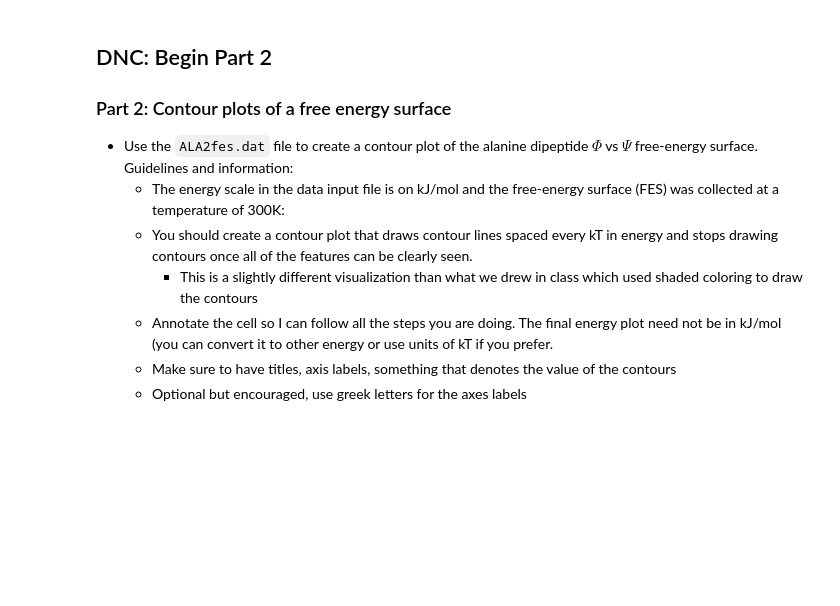
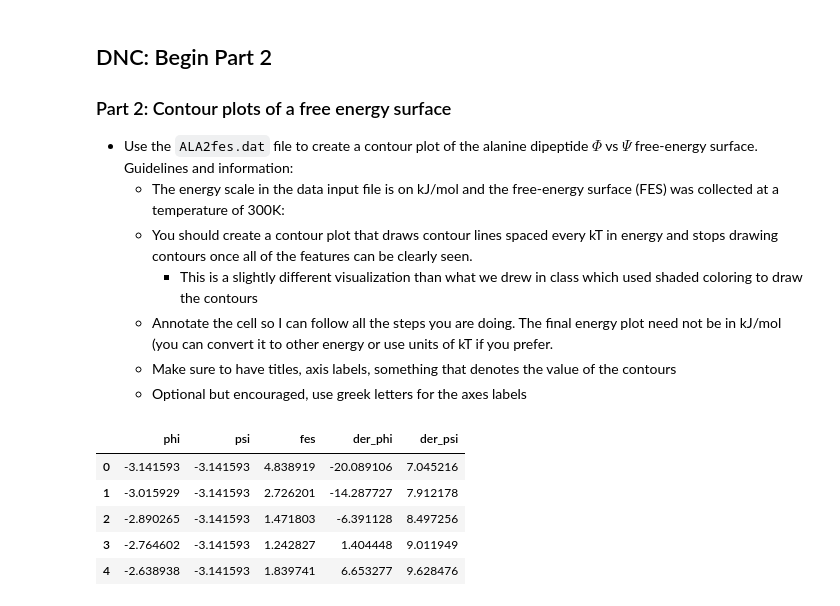
Before and after one commit to jrodguez/data_visualization, a Jupyter notebook: HW2.ipynb, the cells around one changed output. Saved outputs shown, nothing was run; the diff lists cells and outputs as text; code cells hidden in the pictures; blank space fills up the shorter version.

```diff
--- a/HW2.ipynb
+++ b/HW2.ipynb
@@ -90,0 +109,11 @@ df.head()
+# %%
+column_names = ['phi', 'psi', 'fes', 'der_phi', 'der_psi']
+data_ALA  = pd.read_csv('ALA2fes.dat', sep = '\s+', header = None, skiprows = 9, names = column_names)
+data_ALA.head()
+# %% [output]
+|  | phi | psi | fes | der_phi | der_psi |
+| 0 | -3.141593 | -3.141593 | 4.838919 | -20.089106 | 7.045216 |
+| 1 | -3.015929 | -3.141593 | 2.726201 | -14.287727 | 7.912178 |
+| 2 | -2.890265 | -3.141593 | 1.471803 | -6.391128 | 8.497256 |
+| 3 | -2.764602 | -3.141593 | 1.242827 | 1.404448 | 9.011949 |
+| 4 | -2.638938 | -3.141593 | 1.839741 | 6.653277 | 9.628476 |
```
Also changed, not shown: parts of 12 cells of this notebook.
